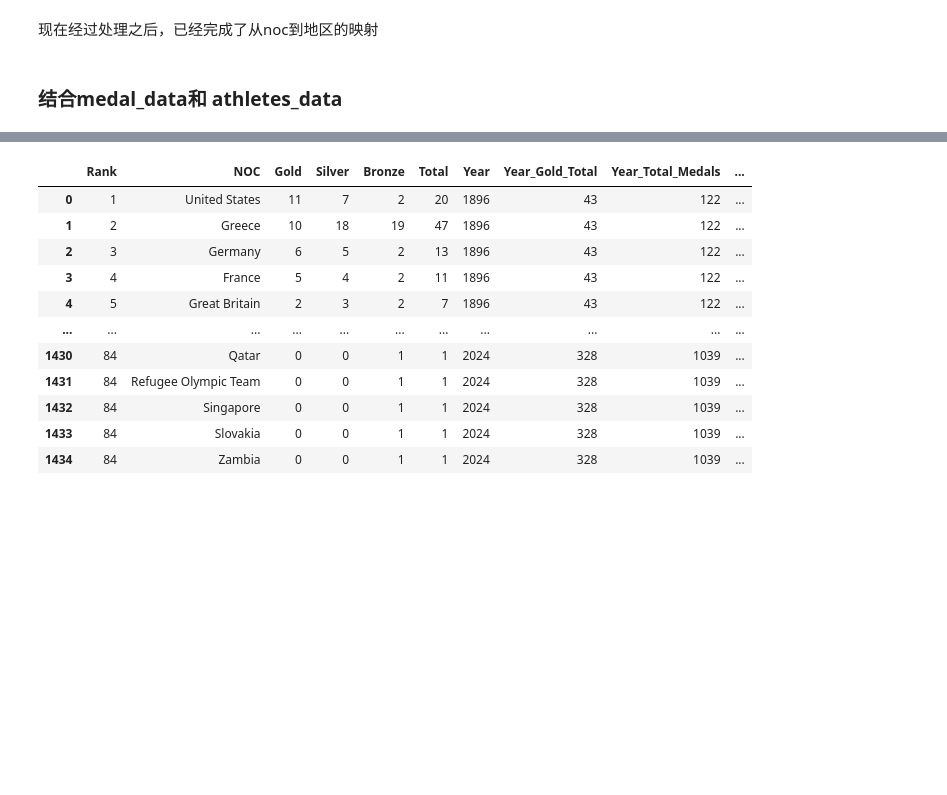
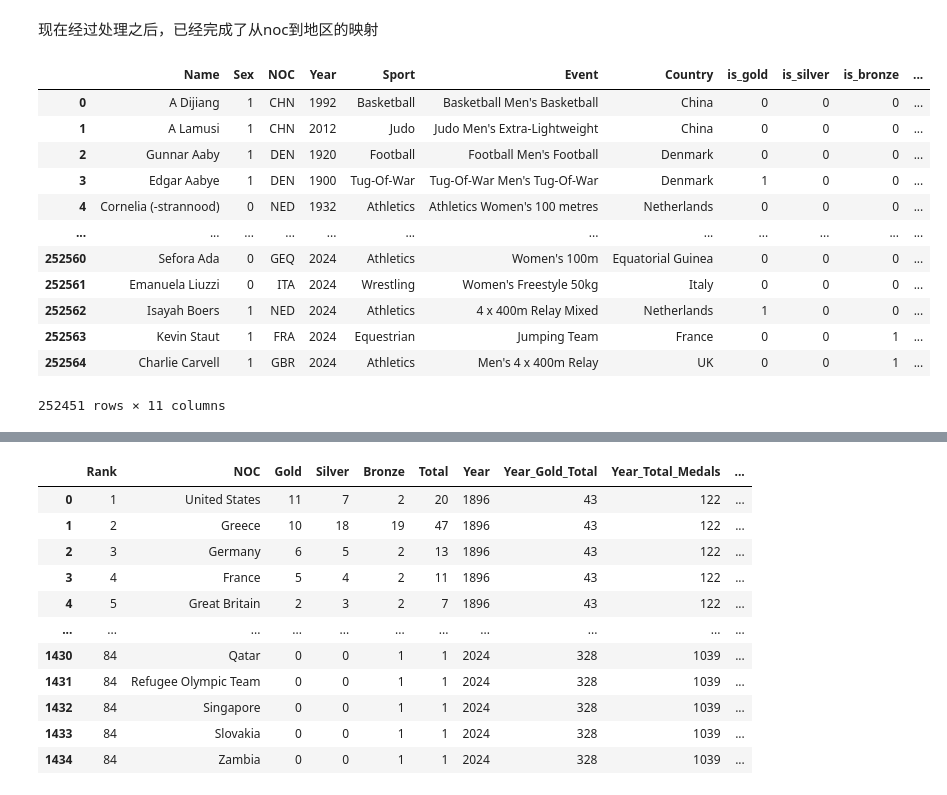
Before and after one commit to Evan-Li-2024/2025MCM-c, a Jupyter notebook: Olympics-analysis.ipynb, the cells around one changed output, grey strips where cells are left out. Drawn from its saved outputs; the diff is of its cells as text; code cells hidden in the pictures; blank space fills up the shorter version.

```diff
--- a/Olympics-analysis.ipynb
+++ b/Olympics-analysis.ipynb
@@ -696,2 +700,0 @@ athletes_data['is_bronze'] = (athletes_data['Medal'] == 'Bronze').astype(int)
-# %% [markdown]
-### 结合medal_data和 athletes_data
@@ -697,0 +704,16 @@ athletes_data['is_bronze'] = (athletes_data['Medal'] == 'Bronze').astype(int)
+# %%
+athletes_data
+# %% [output]
+|  | Name | Sex | NOC | Year | Sport | Event | Country | is_gold | is_silver | is_bronze | ... |
+| 0 | A Dijiang | 1 | CHN | 1992 | Basketball | Basketball Men's Basketball | China | 0 | 0 | 0 | ... |
+| 1 | A Lamusi | 1 | CHN | 2012 | Judo | Judo Men's Extra-Lightweight | China | 0 | 0 | 0 | ... |
+| 2 | Gunnar Aaby | 1 | DEN | 1920 | Football | Football Men's Football | Denmark | 0 | 0 | 0 | ... |
+| 3 | Edgar Aabye | 1 | DEN | 1900 | Tug-Of-War | Tug-Of-War Men's Tug-Of-War | Denmark | 1 | 0 | 0 | ... |
+| 4 | Cornelia (-strannood) | 0 | NED | 1932 | Athletics | Athletics Women's 100 metres | Netherlands | 0 | 0 | 0 | ... |
+| ... | ... | ... | ... | ... | ... | ... | ... | ... | ... | ... | ... |
+| 252560 | Sefora Ada | 0 | GEQ | 2024 | Athletics | Women's 100m | Equatorial Guinea | 0 | 0 | 0 | ... |
+| 252561 | Emanuela Liuzzi | 0 | ITA | 2024 | Wrestling | Women's Freestyle 50kg | Italy | 0 | 0 | 0 | ... |
+| 252562 | Isayah Boers | 1 | NED | 2024 | Athletics | 4 x 400m Relay Mixed | Netherlands | 1 | 0 | 0 | ... |
+| 252563 | Kevin Staut | 1 | FRA | 2024 | Equestrian | Jumping Team | France | 0 | 0 | 1 | ... |
+| 252564 | Charlie Carvell | 1 | GBR | 2024 | Athletics | Men's 4 x 400m Relay | UK | 0 | 0 | 1 | ... |
+252451 rows × 11 columns
```
Also changed, not shown: parts of 18 cells of this notebook.
